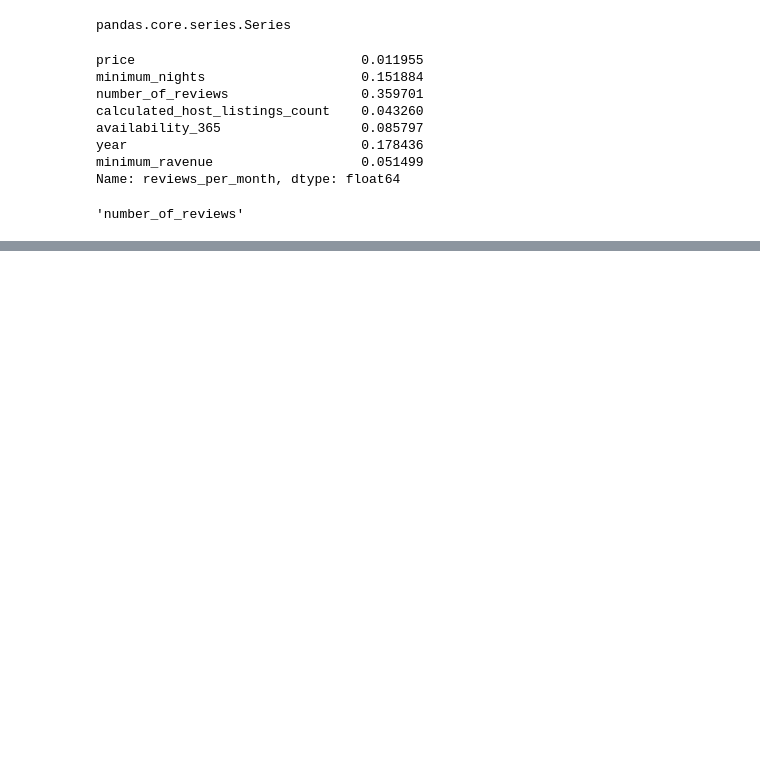
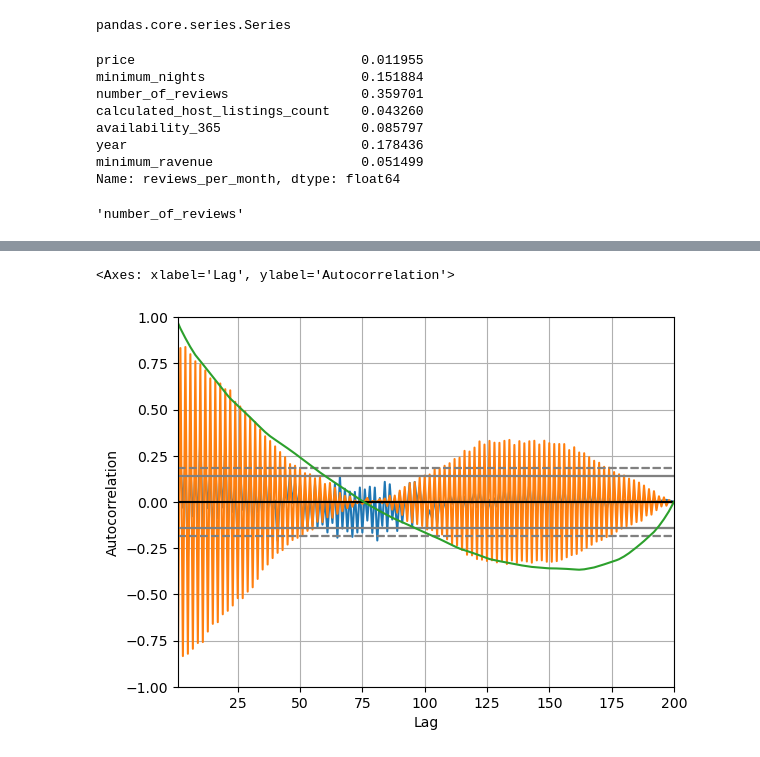
Before and after one commit to nparadina/AlgebraDS, a Jupyter notebook: panda_vjezba.ipynb, the cells around one changed output, grey strips where cells are left out. Saved outputs shown, nothing was run; the diff lists cells and outputs as text; code cells hidden in the pictures; blank space fills up the shorter version.

```diff
--- a/panda_vjezba.ipynb
+++ b/panda_vjezba.ipynb
@@ -615,0 +749,7 @@ testcorr.idxmax()
+# %%
+autocorrelation_plot(kupci_df["Age"])
+autocorrelation_plot(kupci_df["Spending Score (1-100)"])
+autocorrelation_plot(kupci_df["Annual Income (k$)"])
+# %% [output]
+<Axes: xlabel='Lag', ylabel='Autocorrelation'>
+[figure, added]
```
Also changed, not shown: parts of 28 cells of this notebook.
